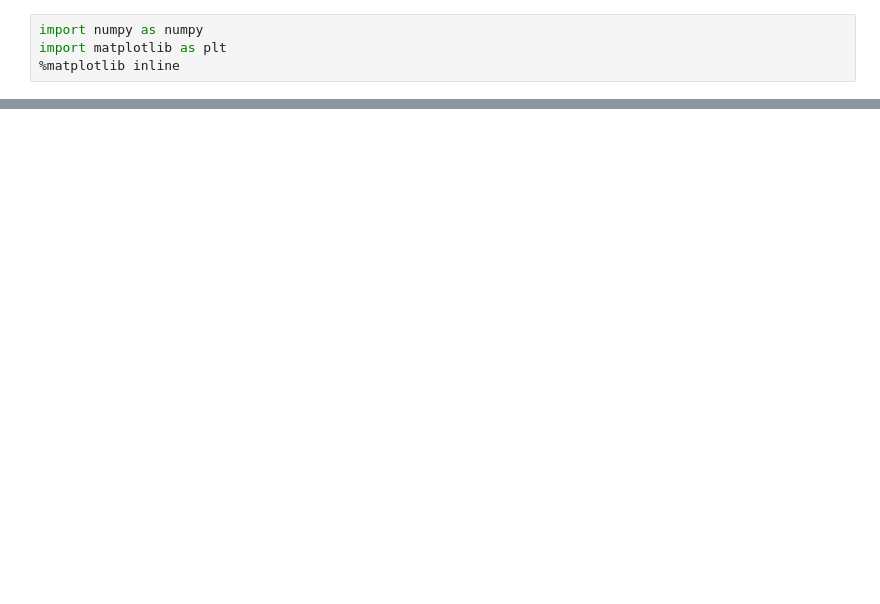
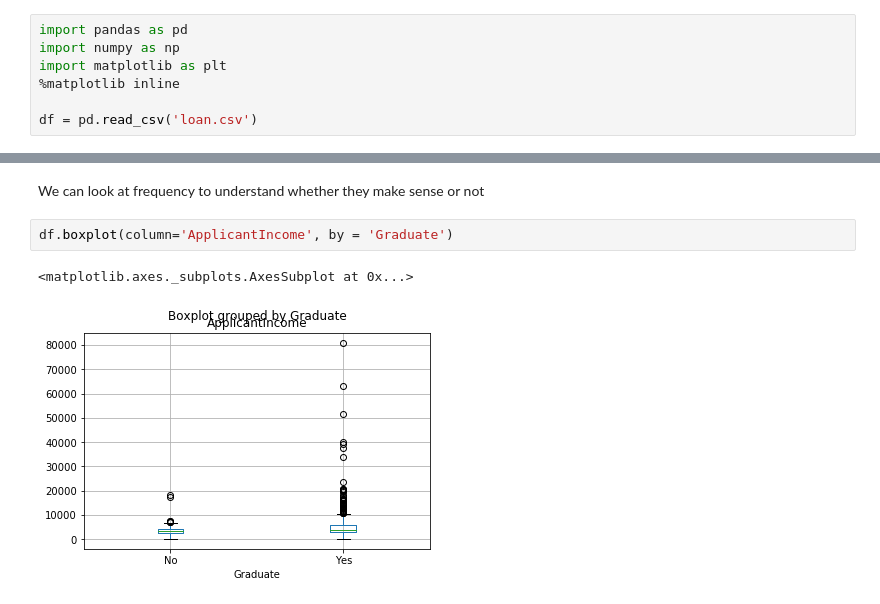
Before and after one commit to jonevans20/Data-Science-Projects, a Jupyter notebook: python_datascience/loan.ipynb, the cells around one changed output, grey strips where cells are left out. Drawn from its saved outputs; the diff is of its cells as text; blank space fills up the shorter version.

```diff
--- a/python_datascience/loan.ipynb
+++ b/python_datascience/loan.ipynb
@@ -14,4 +1,7 @@ data.head()
 # %%
-import numpy as numpy
+import pandas as pd
+import numpy as np
 import matplotlib as plt
 %matplotlib inline
+
+df = pd.read_csv('loan.csv')
@@ -30,0 +36,7 @@ data.head()
+# %% [markdown]
+We can look at frequency to understand whether they make sense or not
+# %%
+df.boxplot(column='ApplicantIncome', by = 'Graduate')
+# %% [output]
+<matplotlib.axes._subplots.AxesSubplot at 0x...>
+[figure, added]
```
Also changed, not shown: parts of 51 cells of this notebook.
